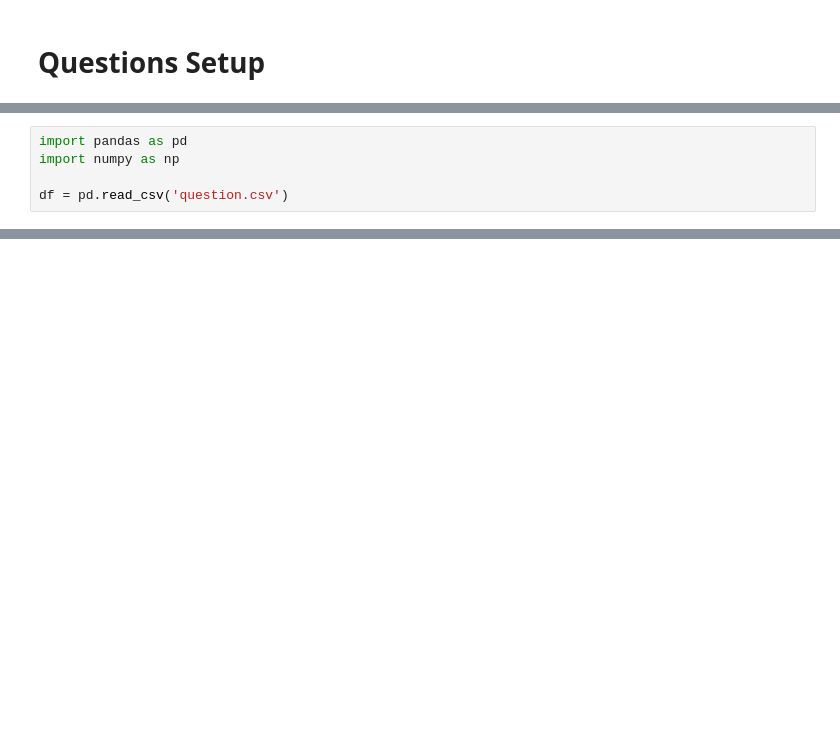
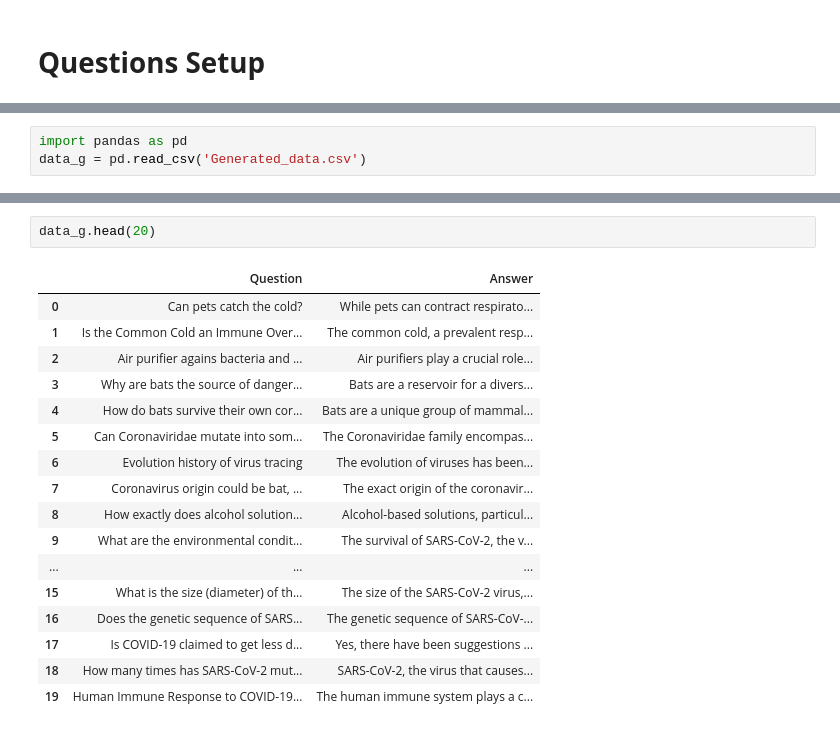
Before and after one commit to singhnikhil01/Covid-Knowledge-Graph, a Jupyter notebook: Gemini_question_answer_connnection.ipynb, the cells around one changed output, grey strips where cells are left out. Cells and saved outputs as stored; diff of their text form; blank space fills up the shorter version.

Commit message:
added ai generated answers

```diff
--- a/Gemini_question_answer_connnection.ipynb
+++ b/Gemini_question_answer_connnection.ipynb
@@ -60,5 +149,3 @@ to_markdown(response.text)
 # %%
 import pandas as pd
-import numpy as np
-
-df = pd.read_csv('question.csv')
+data_g = pd.read_csv('Generated_data.csv')
@@ -97,0 +152,20 @@ store_data(data, 'Generated_data.csv')
+# %%
+data_g.head(20)
+# %% [output]
+|  | Question | Answer |
+| 0 | Can pets catch the cold? | While pets can contract respirato... |
+| 1 | Is the Common Cold an Immune Over... | The common cold, a prevalent resp... |
+| 2 | Air purifier agains bacteria and ... | Air purifiers play a crucial role... |
+| 3 | Why are bats the source of danger... | Bats are a reservoir for a divers... |
+| 4 | How do bats survive their own cor... | Bats are a unique group of mammal... |
+| 5 | Can Coronaviridae mutate into som... | The Coronaviridae family encompas... |
+| 6 | Evolution history of virus tracing | The evolution of viruses has been... |
+| 7 | Coronavirus origin could be bat, ... | The exact origin of the coronavir... |
+| 8 | How exactly does alcohol solution... | Alcohol-based solutions, particul... |
+| 9 | What are the environmental condit... | The survival of SARS-CoV-2, the v... |
+| ... | ... | ... |
+| 15 | What is the size (diameter) of th... | The size of the SARS-CoV-2 virus,... |
+| 16 | Does the genetic sequence of SARS... | The genetic sequence of SARS-CoV-... |
+| 17 | Is COVID-19 claimed to get less d... | Yes, there have been suggestions ... |
+| 18 | How many times has SARS-CoV-2 mut... | SARS-CoV-2, the virus that causes... |
+| 19 | Human Immune Response to COVID-19... | The human immune system plays a c... |
```
Also changed, not shown: parts of 14 cells of this notebook, 1 other file.
